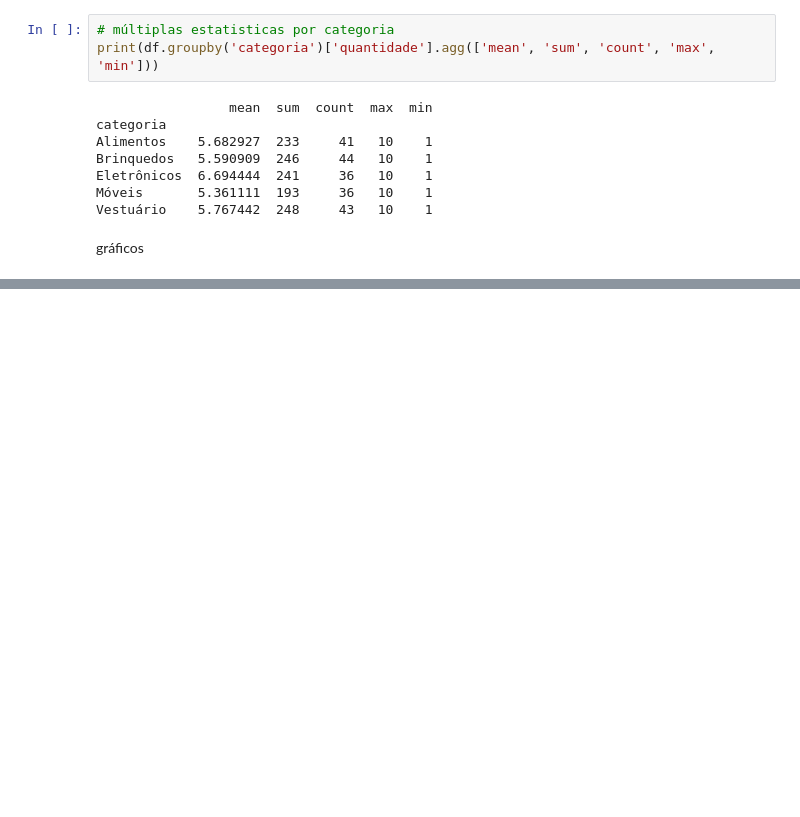
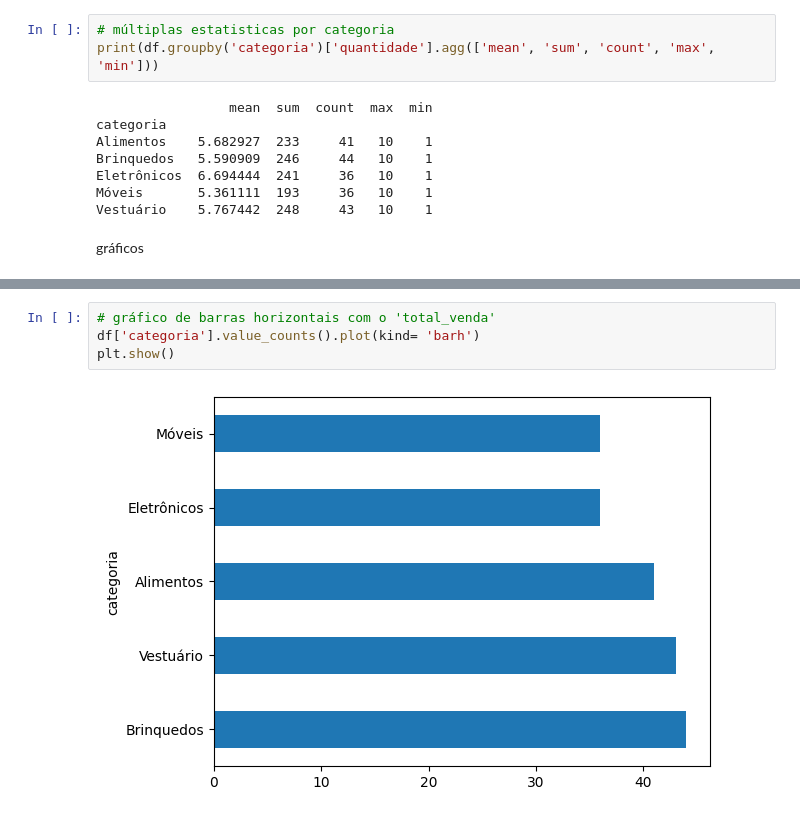
Before and after one commit to luizapessoa/curso-dados-do-zero, a Jupyter notebook: firstanalysis_py.ipynb, the cells around one changed output, grey strips where cells are left out. Drawn from its saved outputs; the diff is of its cells as text; blank space fills up the shorter version.

```diff
--- a/firstanalysis_py.ipynb
+++ b/firstanalysis_py.ipynb
@@ -227,0 +276,6 @@ gráficos
+# %%
+# gráfico de barras horizontais com o 'total_venda'
+df['categoria'].value_counts().plot(kind= 'barh')
+plt.show()
+# %% [output]
+[figure, added]
```
Also changed, not shown: parts of 30 cells of this notebook.
